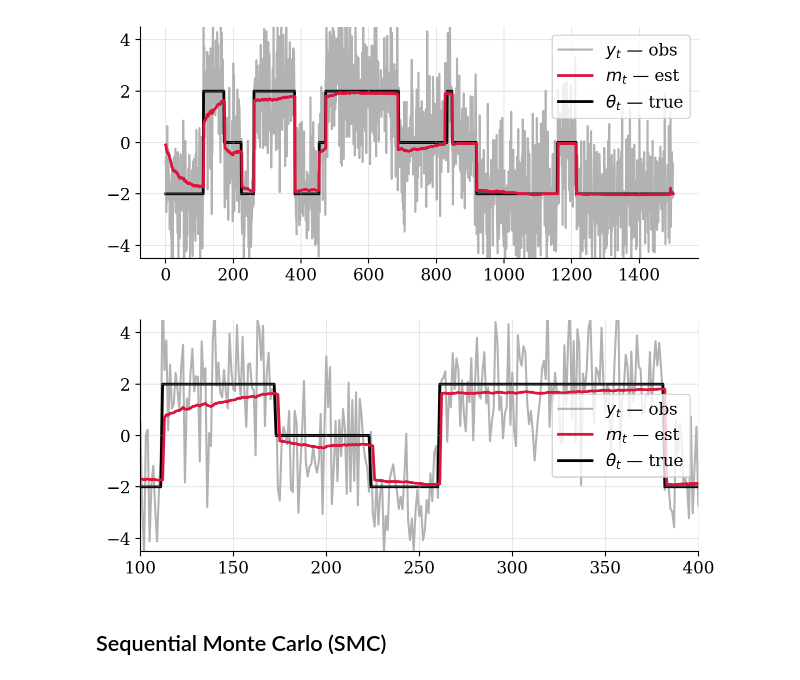
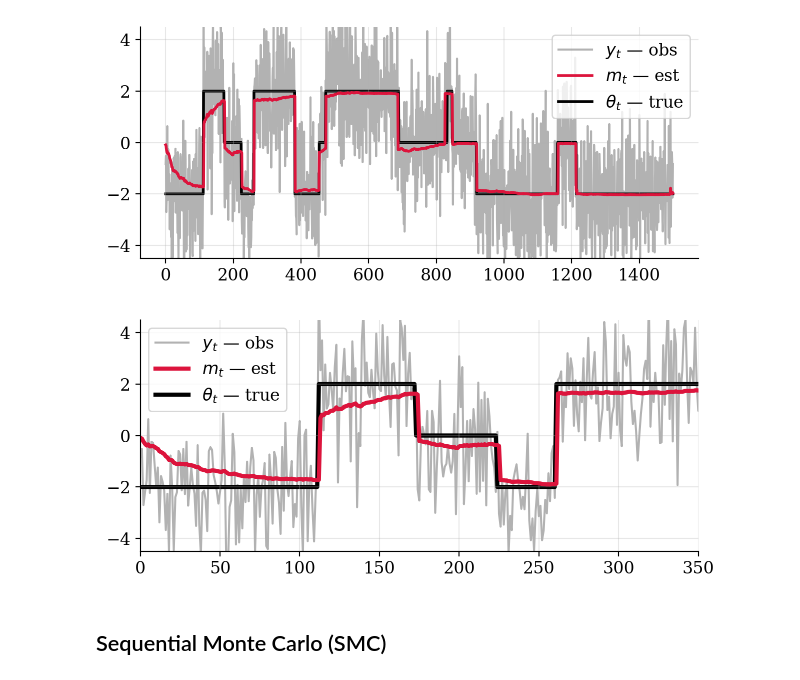
Before and after one commit to gerdm/bayes, a Jupyter notebook: online-hmm.ipynb, the cells around one changed output. Saved outputs shown, nothing was run; the diff lists cells and outputs as text; code cells hidden in the pictures.

```diff
--- a/online-hmm.ipynb
+++ b/online-hmm.ipynb
@@ -469,15 +469,16 @@ plt.grid(alpha=0.3)
 # %% [output]
 [figure]
 # %%
+# One could warmup / use the initial data as "pre-training" period
 plt.plot(obs, c="gray", alpha=0.6, label="$y_t$ — obs", zorder=0)
-plt.plot(pmean_est, c="crimson", linewidth=2, label="$m_t$ — est")
-plt.plot(means.at[states].get(), c="black", zorder=1, linewidth=2, label=r"$\theta_t$ — true")
+plt.plot(pmean_est, c="crimson", label="$m_t$ — est", linewidth=3)
+plt.plot(means.at[states].get(), c="black", zorder=1, linewidth=3, label=r"$\theta_t$ — true")
 plt.legend()
-plt.xlim(100, 400)
+plt.xlim(0, 350)
 plt.ylim(-4.5, 4.5)
 plt.grid(alpha=0.3)
 # %% [output]
-[figure, old version]
+[figure, new version]
 # %% [markdown]
 ## Sequential Monte Carlo (SMC)
 # %%
```
Also changed, not shown: parts of 8 cells of this notebook.
